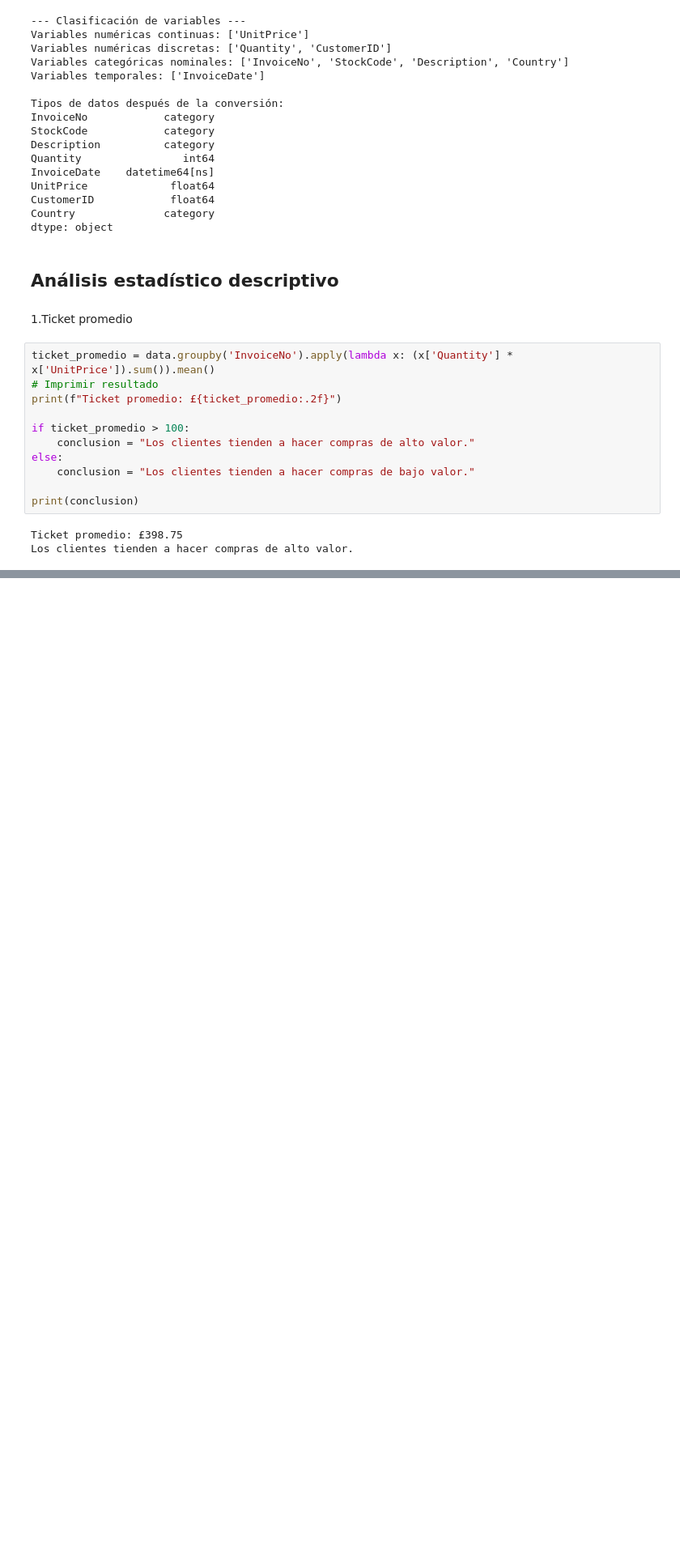
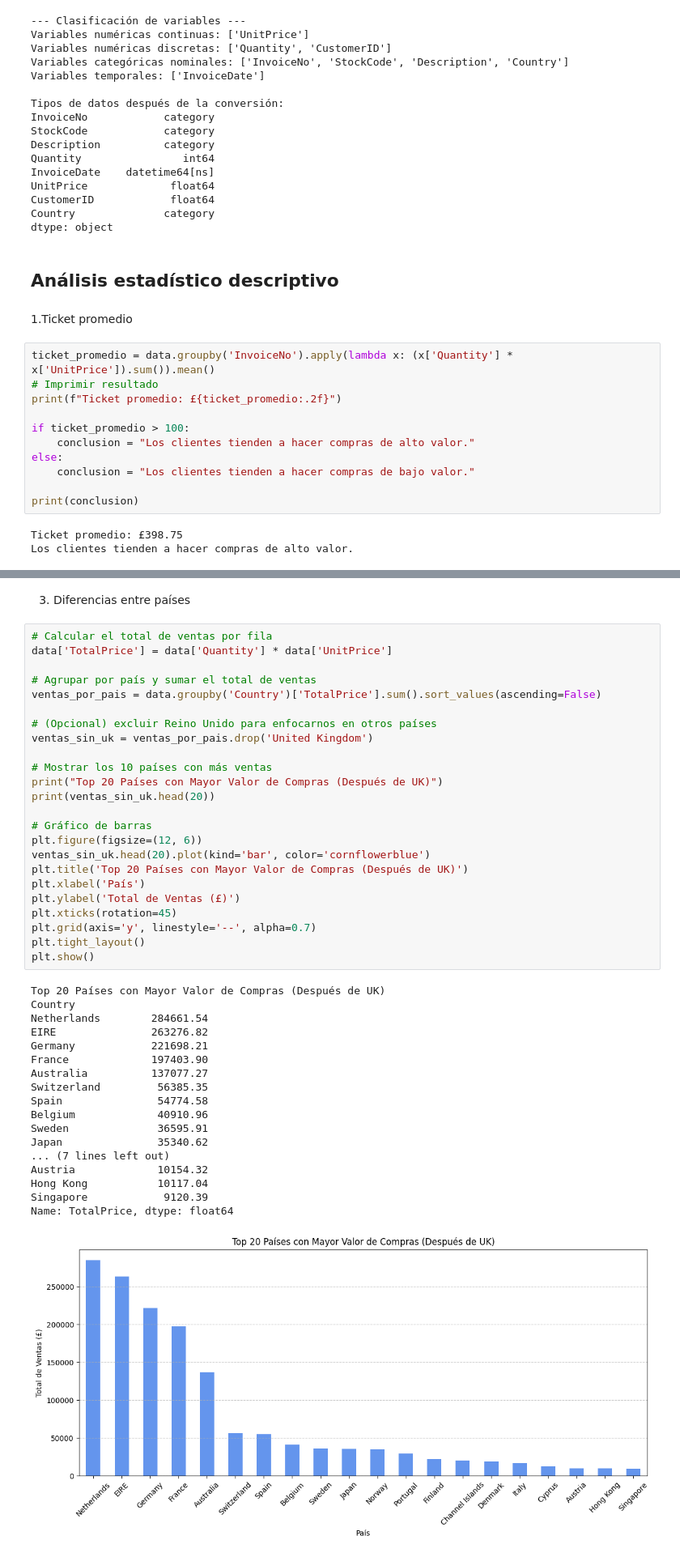
Before and after one commit to benmancilla/EDA_FundamentosML_BenjaminMancilla, a Jupyter notebook: Revision.ipynb, the cells around one changed output, grey strips where cells are left out. Shown: that part at 81% size. Saved outputs shown, nothing was run; the diff lists cells and outputs as text; blank space fills up the shorter version.

```diff
--- a/Revision.ipynb
+++ b/Revision.ipynb
@@ -180,0 +181,45 @@ Los primeros lugares entre los productos mas vendidos no pueden mostrar una tend
+# %% [markdown]
+3. Diferencias entre países
+# %%
+# Calcular el total de ventas por fila
+data['TotalPrice'] = data['Quantity'] * data['UnitPrice']
+
+# Agrupar por país y sumar el total de ventas
+ventas_por_pais = data.groupby('Country')['TotalPrice'].sum().sort_values(ascending=False)
+
+# (Opcional) excluir Reino Unido para enfocarnos en otros países
+ventas_sin_uk = ventas_por_pais.drop('United Kingdom')
+
+# Mostrar los 10 países con más ventas
+print("Top 20 Países con Mayor Valor de Compras (Después de UK)")
+print(ventas_sin_uk.head(20))
+
+# Gráfico de barras
+plt.figure(figsize=(12, 6))
+ventas_sin_uk.head(20).plot(kind='bar', color='cornflowerblue')
+plt.title('Top 20 Países con Mayor Valor de Compras (Después de UK)')
+plt.xlabel('País')
+plt.ylabel('Total de Ventas (£)')
+plt.xticks(rotation=45)
+plt.grid(axis='y', linestyle='--', alpha=0.7)
+plt.tight_layout()
+plt.show()
+# %% [output]
+Top 20 Países con Mayor Valor de Compras (Después de UK)
+Country
+Netherlands        284661.54
+EIRE               263276.82
+Germany            221698.21
+France             197403.90
+Australia          137077.27
+Switzerland         56385.35
+Spain               54774.58
+Belgium             40910.96
+Sweden              36595.91
+Japan               35340.62
+... (7 lines left out)
+Austria             10154.32
+Hong Kong           10117.04
+Singapore            9120.39
+Name: TotalPrice, dtype: float64
+[figure, added]
```
Also changed, not shown: parts of 6 cells of this notebook.
